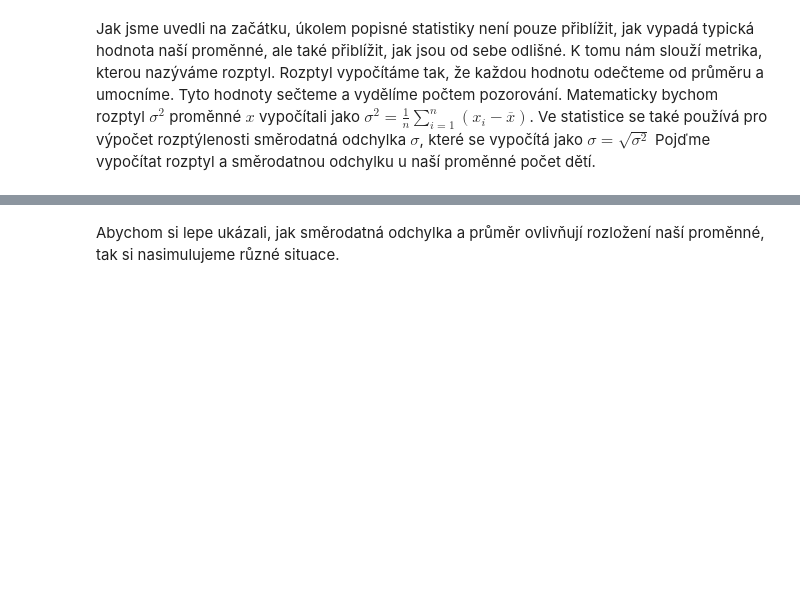
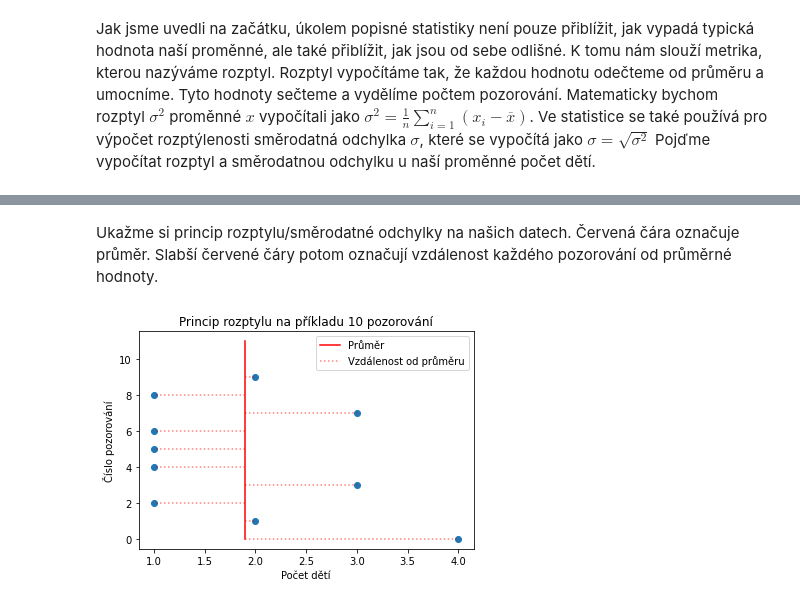
Before and after one commit to schubertjan/cuni, a Jupyter notebook: stats/cviceni/cviceni_1/popisna_statistika.ipynb, the cells around one changed output, grey strips where cells are left out. Saved outputs shown, nothing was run; the diff lists cells and outputs as text; code cells hidden in the pictures; blank space fills up the shorter version.

```diff
--- a/stats/cviceni/cviceni_1/popisna_statistika.ipynb
+++ b/stats/cviceni/cviceni_1/popisna_statistika.ipynb
@@ -149,2 +156,18 @@ Směrodatná odchylka: 0.94
-# %% [markdown]
-Abychom si lepe ukázali, jak směrodatná odchylka a průměr ovlivňují rozložení naší proměnné, tak si nasimulujeme různé situace.
+# %% [markdown]
+Ukažme si princip rozptylu/směrodatné odchylky na našich datech. Červená čára označuje průměr. Slabší červené čáry potom označují vzdálenost každého pozorování od průměrné hodnoty.
+# %%
+pocet_deti_sub = pocet_deti[:10]
+prumer = pocet_deti_sub.mean()
+
+plt.scatter(pocet_deti_sub, range(pocet_deti_sub.shape[0]))
+plt.ylabel("Číslo pozorování")
+plt.xlabel("Počet dětí")
+plt.plot(np.repeat(prumer, 10), np.linspace(0, 11, num=10), color = "red")
+for i in range(10):
+    x_ = [prumer, pocet_deti_sub[i]]
+    plt.plot(x_, [i,i], color = "red", alpha = 0.5, linestyle = ":")
+plt.legend(["Průměr","Vzdálenost od průměru"])
+plt.title("Princip rozptylu na příkladu 10 pozorování")
+plt.show()
+# %% [output]
+[figure, added]
```
Also changed, not shown: parts of 8 cells of this notebook.
